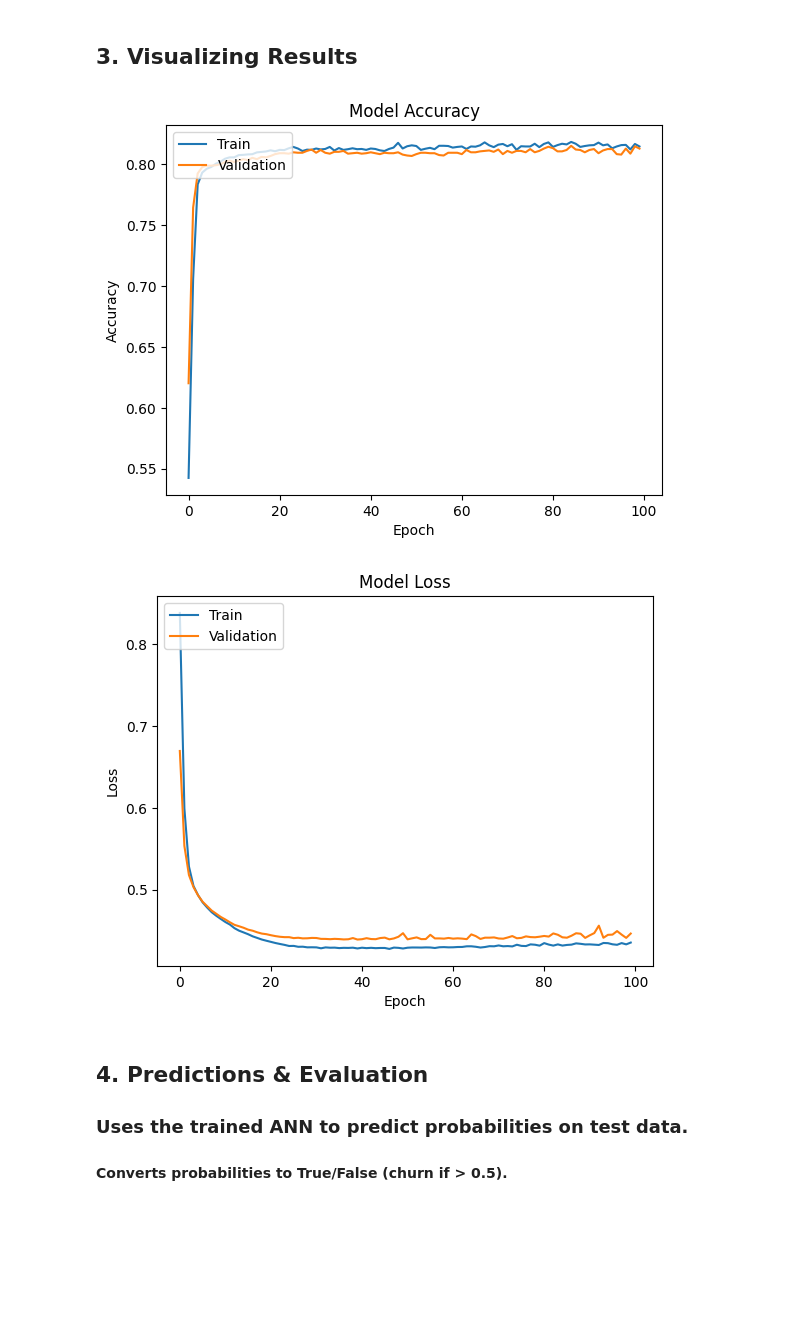
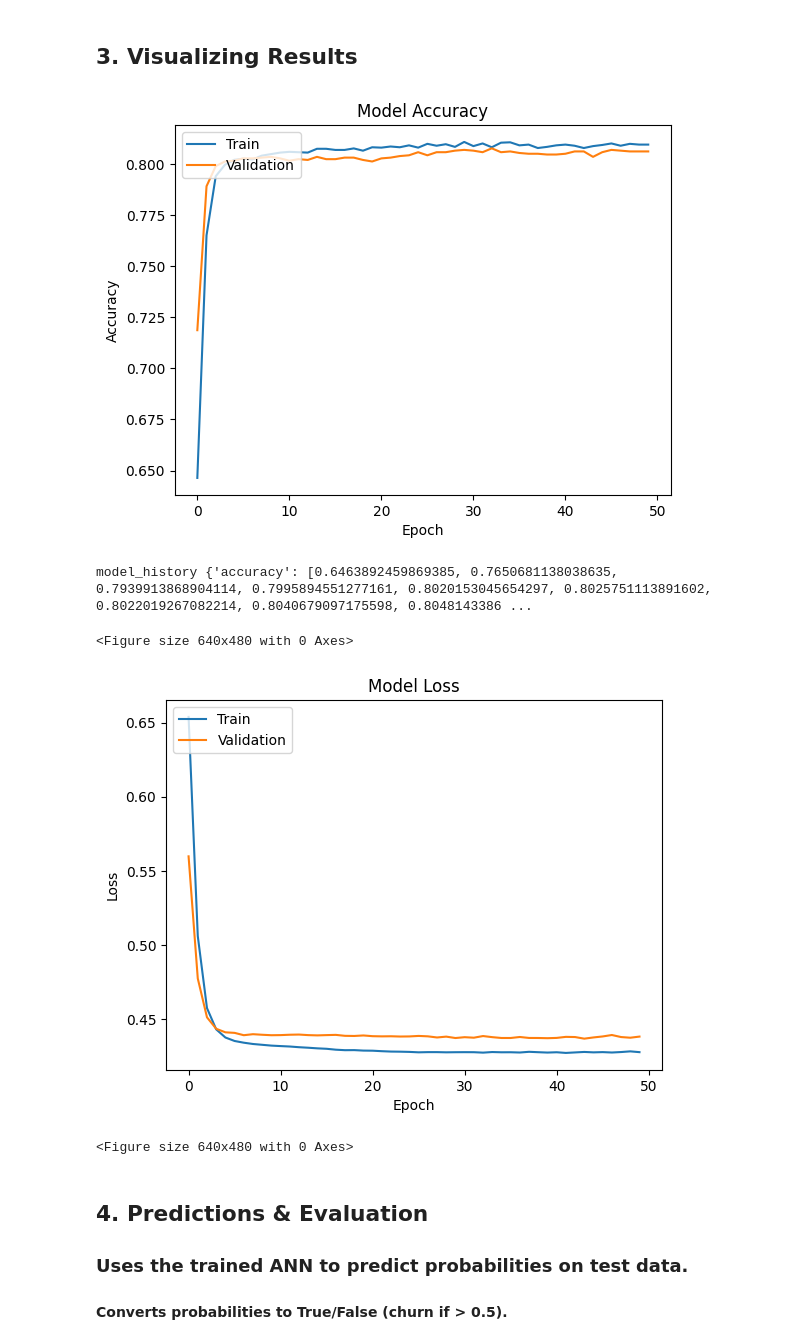
Before and after one commit to 264Gaurav/deep-learning, a Jupyter notebook: notebooks/ann-p1.ipynb, the cells around one changed output. Saved outputs shown, nothing was run; the diff lists cells and outputs as text; code cells hidden in the pictures; blank space fills up the shorter version.

Commit message:
first experiment done with 50 epoch

```diff
--- a/notebooks/ann-p1.ipynb
+++ b/notebooks/ann-p1.ipynb
@@ -128,5 +176,3 @@ kernel_initializer='he_uniform' → weight initialization method.
 activation='relu' → activation function (introduces non-linearity).
 
 input_dim=11 → number of input features (11 columns in X).
-# %%
-classifier.add(Dense(units=6, kernel_initializer='he_uniform',activation='relu', input_dim=11))
@@ -139,7 +212,14 @@ classifier.add(Dense(units=6, kernel_initializer='he_uniform',activation='relu',
 # %%
-classifier.add(Dense(units=6, kernel_initializer='he_uniform', activation='relu'))
+
+out_units = 1
+out_activation = 'sigmoid'
+out_kernel_initializer = 'glorot_uniform'
 
 ## Adds the output layer.
 # units=1 → single output neuron (binary classification: churn or not).
 # activation='sigmoid' → outputs probability between 0 and 1.
-classifier.add(Dense(units=1, kernel_initializer='glorot_uniform', activation='sigmoid'))
+classifier.add(Dense(units=out_units, kernel_initializer=out_kernel_initializer, activation=out_activation))
+
+mlflow.log_param('Output layer units', out_units)
+mlflow.log_param('Output layer activation', out_activation)
+mlflow.log_param('Output layer kernel_initializer', out_kernel_initializer)
@@ -209,8 +301,3 @@ Controls the training output:
 ### model_history
 
 Stores training history in a dictionary format.
-# %%
-model_history = classifier.fit(
-    X_train, y_train, validation_split=0.33,
-    batch_size=10, epochs=100, verbose=1
-)
@@ -236,0 +304,15 @@ Epoch 100/100
+# %%
+validation_split = 0.33
+batch_size = 10
+epochs = 50
+verbose = 1
+
+model_history = classifier.fit(
+    X_train, y_train, validation_split=validation_split,
+    batch_size=batch_size, epochs=epochs, verbose=verbose
+)
+
+mlflow.log_param('batch_size', batch_size)
+mlflow.log_param('epochs', epochs)
+mlflow.log_param('validation_split', validation_split)
+mlflow.log_param('verbose', verbose)
@@ -244,18 +347,43 @@ plt.ylabel('Accuracy')
 plt.xlabel('Epoch')
 plt.legend(['Train', 'Validation'], loc='upper left')
 plt.show()
+
+plt.savefig("model_accuracy.png")
+mlflow.log_artifact("model_accuracy.png")
+
+
+print("model_history", model_history.history)
+
+# Training and validation accuracy of model
+final_train_accuracy = model_history.history['accuracy'][-1]
+final_val_accuracy = model_history.history['val_accuracy'][-1]
+
+mlflow.log_metric("final_train_accuracy", final_train_accuracy)
+mlflow.log_metric("final_val_accuracy", final_val_accuracy)
 # %% [output]
-[figure, old version]
+[figure, new version]
+model_history {'accuracy': [0.6463892459869385, 0.7650681138038635, 0.7939913868904114, 0.7995894551277161, 0.8020153045654297, 0.8025751113891602, 0.8022019267082214, 0.8040679097175598, 0.8048143386 ...
+<Figure size 640x480 with 0 Axes>
 # %%
 plt.plot(model_history.history['loss'])
 plt.plot(model_history.history['val_loss'])
 plt.title('Model Loss')
 plt.ylabel('Loss')
 plt.xlabel('Epoch')
 plt.legend(['Train', 'Validation'], loc='upper left')
 plt.show()
+
+plt.savefig("model_loss.png")
+mlflow.log_artifact("model_loss.png")
+# Training and validation loss of model
+final_train_loss = model_history.history['loss'][-1]
+final_val_loss = model_history.history['val_loss'][-1]
+
+mlflow.log_metric("final_train_loss", final_train_loss)
+mlflow.log_metric("final_val_loss", final_val_loss)
 # %% [output]
-[figure, old version]
+[figure, new version]
+<Figure size 640x480 with 0 Axes>
 # %% [markdown]
 ## 4. Predictions & Evaluation
 
```
Also changed, not shown: parts of 18 cells of this notebook, 10 other files.
